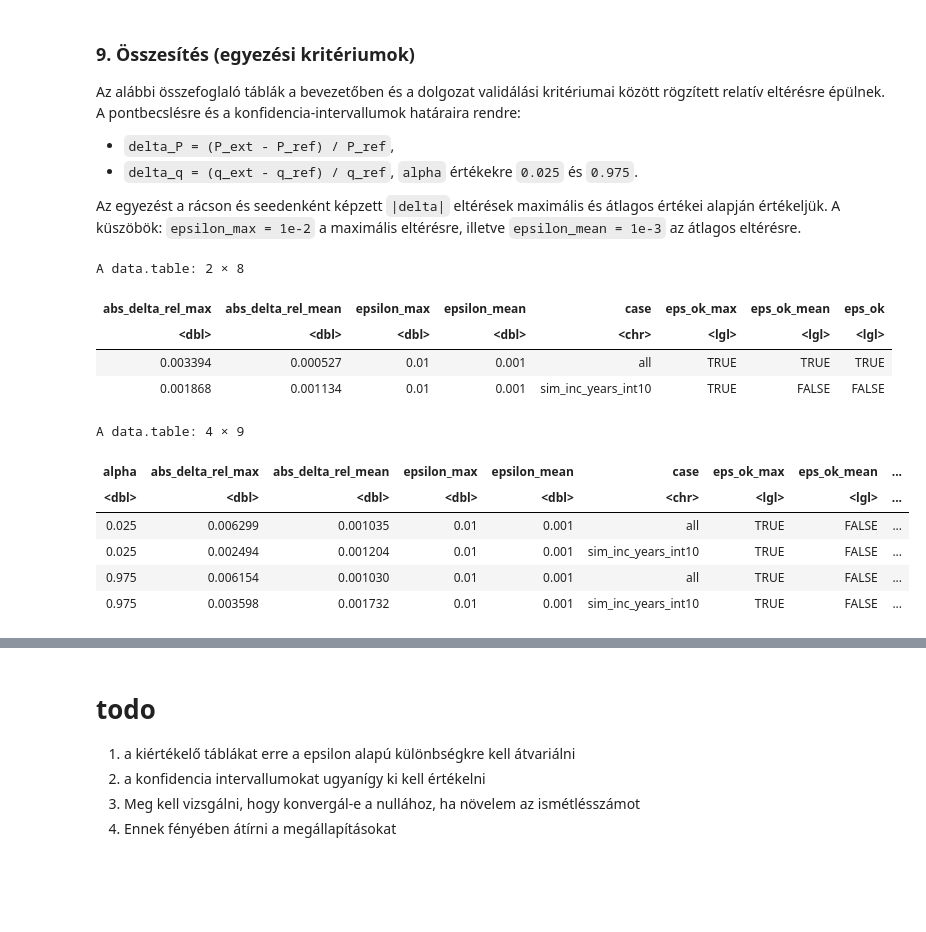
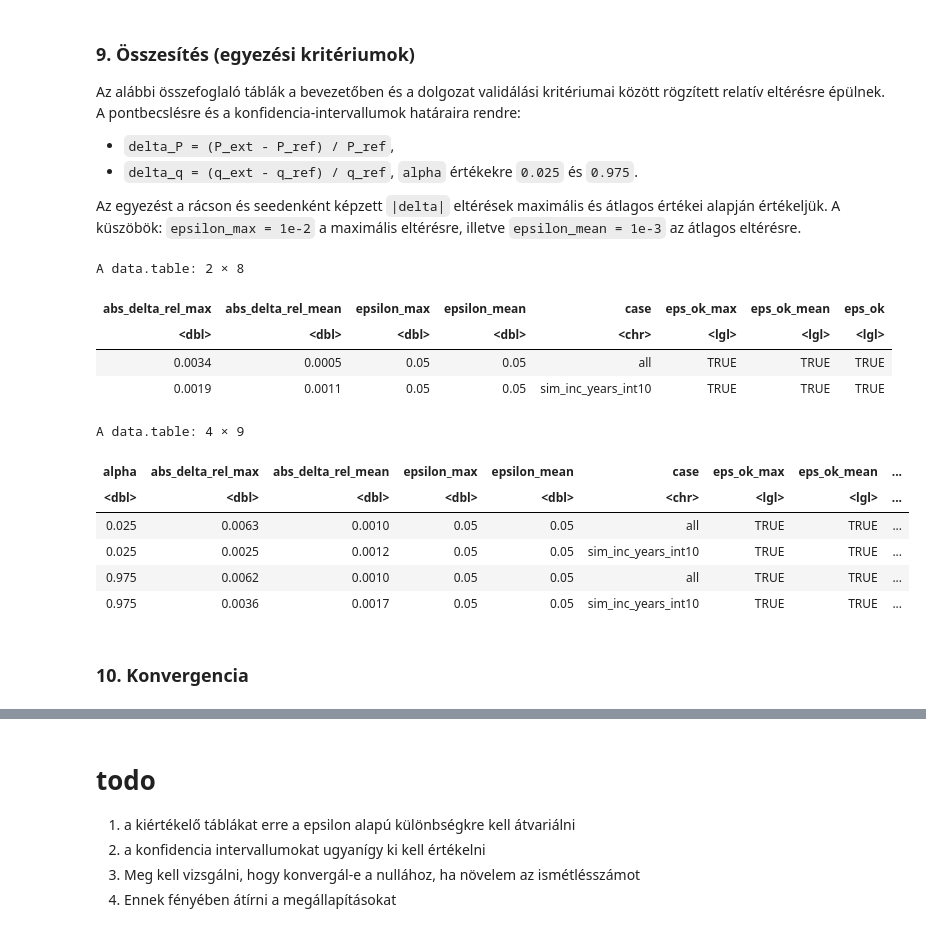
Before and after one commit to lrado1/rprev-ext, a Jupyter notebook: notebooks/ref-ext-consistency.ipynb, the cells around one changed output, grey strips where cells are left out. Cells and saved outputs as stored; diff of their text form; code cells hidden in the pictures; blank space fills up the shorter version.

```diff
--- a/notebooks/ref-ext-consistency.ipynb
+++ b/notebooks/ref-ext-consistency.ipynb
@@ -50,22 +50,22 @@ A konzisztencia értelmezéséhez két diagnosztikai ellenőrzést is végzünk:
 ### 1. Közös paraméter konfiguráció
 - A referencia és a kiterjesztett megoldása futtatása ugyanebből a paraméterkészletből dolgozik, így az összevetés konzisztens.
 # %%
-# Common configuration (shared across runs)
+# Közös konfiguráció a futtatásokhoz
 seeds <- c(20260301, 20260302, 20260303, 20260304, 20260305, 20260306, 20260307, 20260308, 20260309, 20260310)
 seed <- seeds[1]
-N_boot <- 1000L
+N_boot <- 5000L
 num_years <- c(3, 5, 10, 13, 15, 20, 25)
 
-# Index date grid (K = number of index dates)
+# Indexdátum-rács beállítása
 K <- 3L
 index_start <- as.Date("2012-01-07")
 index_dates <- seq.Date(from = index_start, by = "year", length.out = K)
 
-# Model + prevalence settings
+# Modell- és prevalenciabecslési paraméterek
 inc_formula <- entrydate ~ sex
 surv_formula <- survival::Surv(time, status) ~ age + sex
 dist <- "weibull"
-population_size <- 1e6
+population_size <- 1e7
 death_column <- "eventdate"
 status_col <- "status"
 # %% [markdown]
@@ -615,8 +615,8 @@ Az alábbi összefoglaló táblák a bevezetőben és a dolgozat validálási kr
 Az egyezést a rácson és seedenként képzett `|delta|` eltérések maximális és átlagos értékei alapján értékeljük. A küszöbök: `epsilon_max = 1e-2` a maximális eltérésre, illetve `epsilon_mean = 1e-3` az átlagos eltérésre.
 # %%
 # Összesítés: relatív eltérések (pontbecslés és intervallumhatárok)
-epsilon_max <- 1e-2
-epsilon_mean <- 1e-3
+epsilon_max <- 5*1e-2
+epsilon_mean <- 5*1e-2
 
 stopifnot(exists("compare_all"), exists("compare_ci_all"))
 
@@ -657,8 +657,8 @@ summary_est[, `:=`(
 )]
 
 summary_est[, `:=`(
-  abs_delta_rel_max = round(abs_delta_rel_max, 6),
-  abs_delta_rel_mean = round(abs_delta_rel_mean, 6)
+  abs_delta_rel_max = round(abs_delta_rel_max, 4),
+  abs_delta_rel_mean = round(abs_delta_rel_mean, 4)
 )]
 
 # 2) Intervallumhatárok: |delta_q,alpha| (alpha = 0.025, 0.975)
@@ -667,38 +667,40 @@ cmp_ci[, delta_rel_lower := ifelse(ref_lower == 0, NA_real_, (ext_lower - ref_lo
 cmp_ci[, delta_rel_upper := ifelse(ref_upper == 0, NA_real_, (ext_upper - ref_upper) / ref_upper)]
 
 ci_long <- data.table::rbindlist(list(
   cmp_ci[, .(alpha = 0.025, abs_delta_rel = abs(delta_rel_lower), sim_inc_years = as.integer(sim_inc_years))],
   cmp_ci[, .(alpha = 0.975, abs_delta_rel = abs(delta_rel_upper), sim_inc_years = as.integer(sim_inc_years))]
 ), use.names = TRUE, fill = TRUE)
 
 summary_ci <- data.table::rbindlist(list(
   aggregate_abs_delta(ci_long, case_label = "all", by_cols = "alpha"),
   aggregate_abs_delta(ci_long[as.integer(sim_inc_years) == 10], case_label = "sim_inc_years_int10", by_cols = "alpha")
 ), use.names = TRUE, fill = TRUE)
 summary_ci <- summary_ci[order(alpha, case)]
 summary_ci[, `:=`(
   eps_ok_max = abs_delta_rel_max <= epsilon_max,
   eps_ok_mean = abs_delta_rel_mean <= epsilon_mean,
   eps_ok = (abs_delta_rel_max <= epsilon_max) & (abs_delta_rel_mean <= epsilon_mean)
 )]
 
 summary_ci[, `:=`(
-  abs_delta_rel_max = round(abs_delta_rel_max, 6),
-  abs_delta_rel_mean = round(abs_delta_rel_mean, 6)
+  abs_delta_rel_max = round(abs_delta_rel_max, 4),
+  abs_delta_rel_mean = round(abs_delta_rel_mean, 4)
 )]
 
 summary_est
 summary_ci
 # %% [output]
 A data.table: 2 × 8
 | abs_delta_rel_max | abs_delta_rel_mean | epsilon_max | epsilon_mean | case | eps_ok_max | eps_ok_mean | eps_ok |
 | <dbl> | <dbl> | <dbl> | <dbl> | <chr> | <lgl> | <lgl> | <lgl> |
-| 0.003394 | 0.000527 | 0.01 | 0.001 | all | TRUE | TRUE | TRUE |
-| 0.001868 | 0.001134 | 0.01 | 0.001 | sim_inc_years_int10 | TRUE | FALSE | FALSE |
+| 0.0034 | 0.0005 | 0.05 | 0.05 | all | TRUE | TRUE | TRUE |
+| 0.0019 | 0.0011 | 0.05 | 0.05 | sim_inc_years_int10 | TRUE | TRUE | TRUE |
 A data.table: 4 × 9
 | alpha | abs_delta_rel_max | abs_delta_rel_mean | epsilon_max | epsilon_mean | case | eps_ok_max | eps_ok_mean | ... |
 | <dbl> | <dbl> | <dbl> | <dbl> | <dbl> | <chr> | <lgl> | <lgl> | ... |
-| 0.025 | 0.006299 | 0.001035 | 0.01 | 0.001 | all | TRUE | FALSE | ... |
-| 0.025 | 0.002494 | 0.001204 | 0.01 | 0.001 | sim_inc_years_int10 | TRUE | FALSE | ... |
-| 0.975 | 0.006154 | 0.001030 | 0.01 | 0.001 | all | TRUE | FALSE | ... |
-| 0.975 | 0.003598 | 0.001732 | 0.01 | 0.001 | sim_inc_years_int10 | TRUE | FALSE | ... |
+| 0.025 | 0.0063 | 0.0010 | 0.05 | 0.05 | all | TRUE | TRUE | ... |
+| 0.025 | 0.0025 | 0.0012 | 0.05 | 0.05 | sim_inc_years_int10 | TRUE | TRUE | ... |
+| 0.975 | 0.0062 | 0.0010 | 0.05 | 0.05 | all | TRUE | TRUE | ... |
+| 0.975 | 0.0036 | 0.0017 | 0.05 | 0.05 | sim_inc_years_int10 | TRUE | TRUE | ... |
+# %% [markdown]
+### 10. Konvergencia
```
Also changed, not shown: parts of 9 cells of this notebook.
